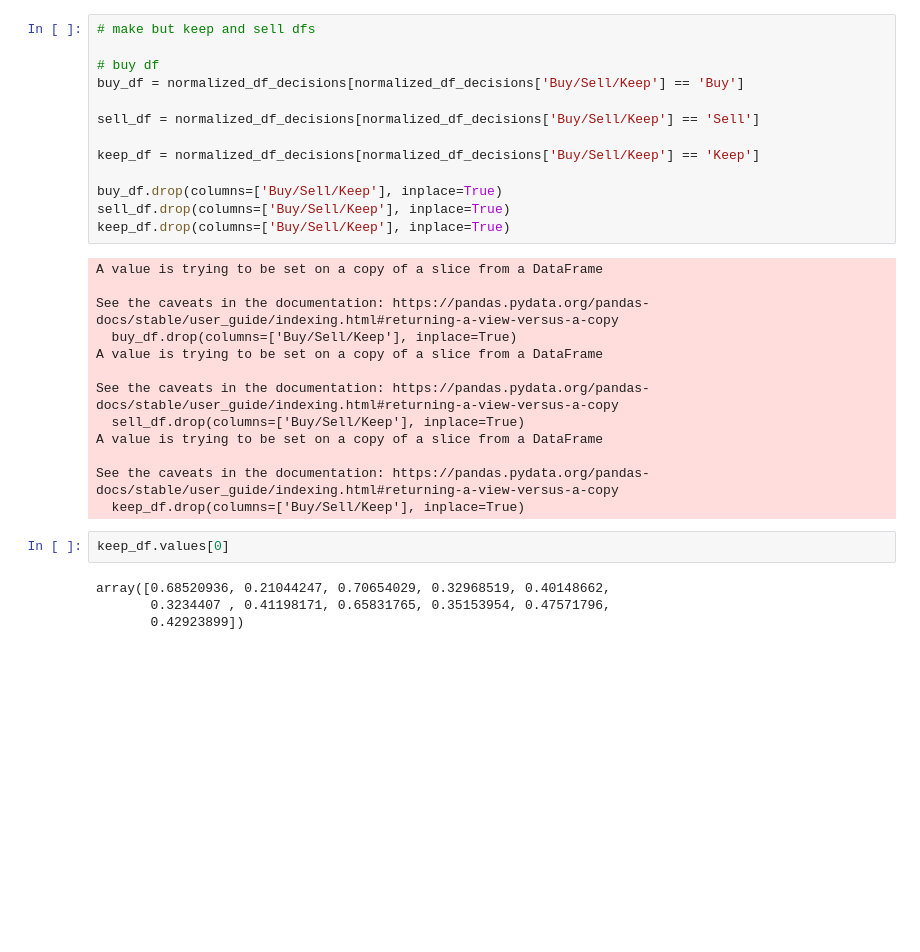
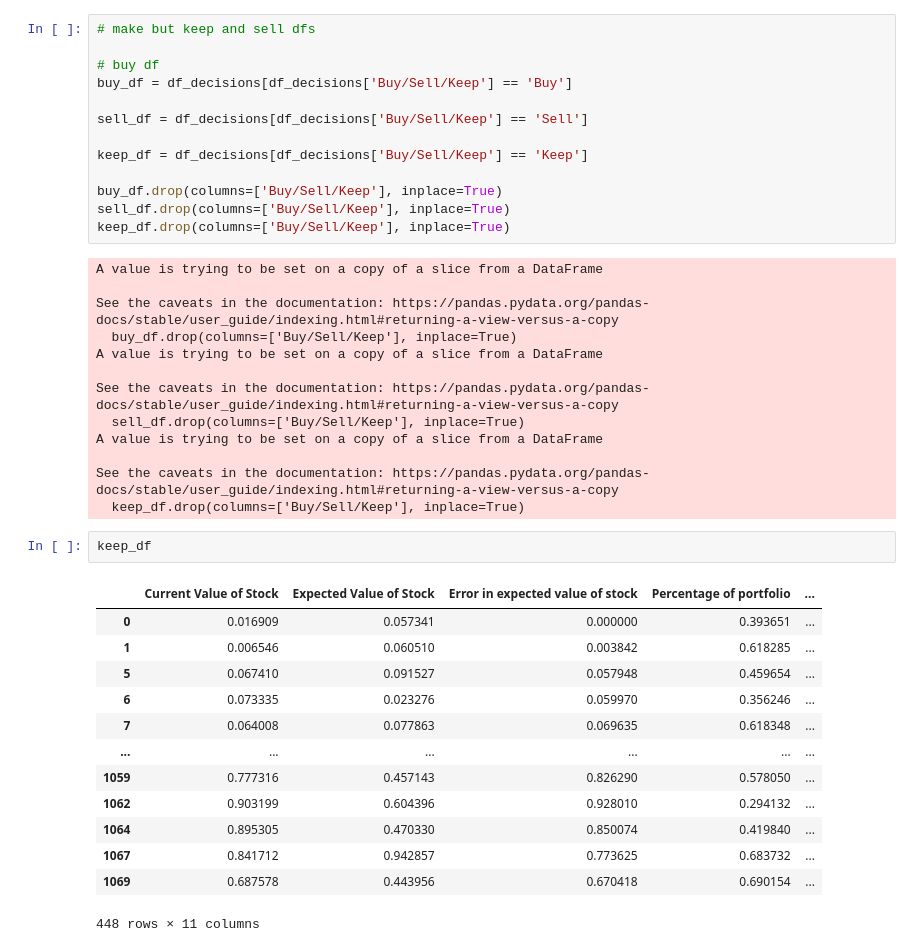
Before and after one commit to Aryan-Bhatt-pro/Rec-Sys-Project, a Jupyter notebook: MainFile.ipynb, the cells around one changed output. Drawn from its saved outputs; the diff is of its cells as text; blank space fills up the shorter version.

Commit message:
Normalised stock decisions

```diff
--- a/MainFile.ipynb
+++ b/MainFile.ipynb
@@ -237,11 +403,11 @@ normalized_df_decisions
 # make but keep and sell dfs
 
 # buy df
-buy_df = normalized_df_decisions[normalized_df_decisions['Buy/Sell/Keep'] == 'Buy']
+buy_df = df_decisions[df_decisions['Buy/Sell/Keep'] == 'Buy']
 
-sell_df = normalized_df_decisions[normalized_df_decisions['Buy/Sell/Keep'] == 'Sell']
+sell_df = df_decisions[df_decisions['Buy/Sell/Keep'] == 'Sell']
 
-keep_df = normalized_df_decisions[normalized_df_decisions['Buy/Sell/Keep'] == 'Keep']
+keep_df = df_decisions[df_decisions['Buy/Sell/Keep'] == 'Keep']
 
 buy_df.drop(columns=['Buy/Sell/Keep'], inplace=True)
 sell_df.drop(columns=['Buy/Sell/Keep'], inplace=True)
@@ -260,11 +426,21 @@ A value is trying to be set on a copy of a slice from a DataFrame
 See the caveats in the documentation: https://pandas.pydata.org/pandas-docs/stable/user_guide/indexing.html#returning-a-view-versus-a-copy
   keep_df.drop(columns=['Buy/Sell/Keep'], inplace=True)
 # %%
-keep_df.values[0]
+keep_df
 # %% [output]
+|  | Current Value of Stock | Expected Value of Stock | Error in expected value of stock | Percentage of portfolio | ... |
+| 0 | 0.016909 | 0.057341 | 0.000000 | 0.393651 | ... |
+| 1 | 0.006546 | 0.060510 | 0.003842 | 0.618285 | ... |
+| 5 | 0.067410 | 0.091527 | 0.057948 | 0.459654 | ... |
+| 6 | 0.073335 | 0.023276 | 0.059970 | 0.356246 | ... |
+| 7 | 0.064008 | 0.077863 | 0.069635 | 0.618348 | ... |
+| ... | ... | ... | ... | ... | ... |
+| 1059 | 0.777316 | 0.457143 | 0.826290 | 0.578050 | ... |
+| 1062 | 0.903199 | 0.604396 | 0.928010 | 0.294132 | ... |
+| 1064 | 0.895305 | 0.470330 | 0.850074 | 0.419840 | ... |
+| 1067 | 0.841712 | 0.942857 | 0.773625 | 0.683732 | ... |
+| 1069 | 0.687578 | 0.443956 | 0.670418 | 0.690154 | ... |
-array([0.68520936, 0.21044247, 0.70654029, 0.32968519, 0.40148662,
-       0.3234407 , 0.41198171, 0.65831765, 0.35153954, 0.47571796,
-       0.42923899])
+448 rows × 11 columns
 # %%
 next_vectors
 # %% [output]
```
Also changed, not shown: parts of 28 cells of this notebook, 1 other file.
